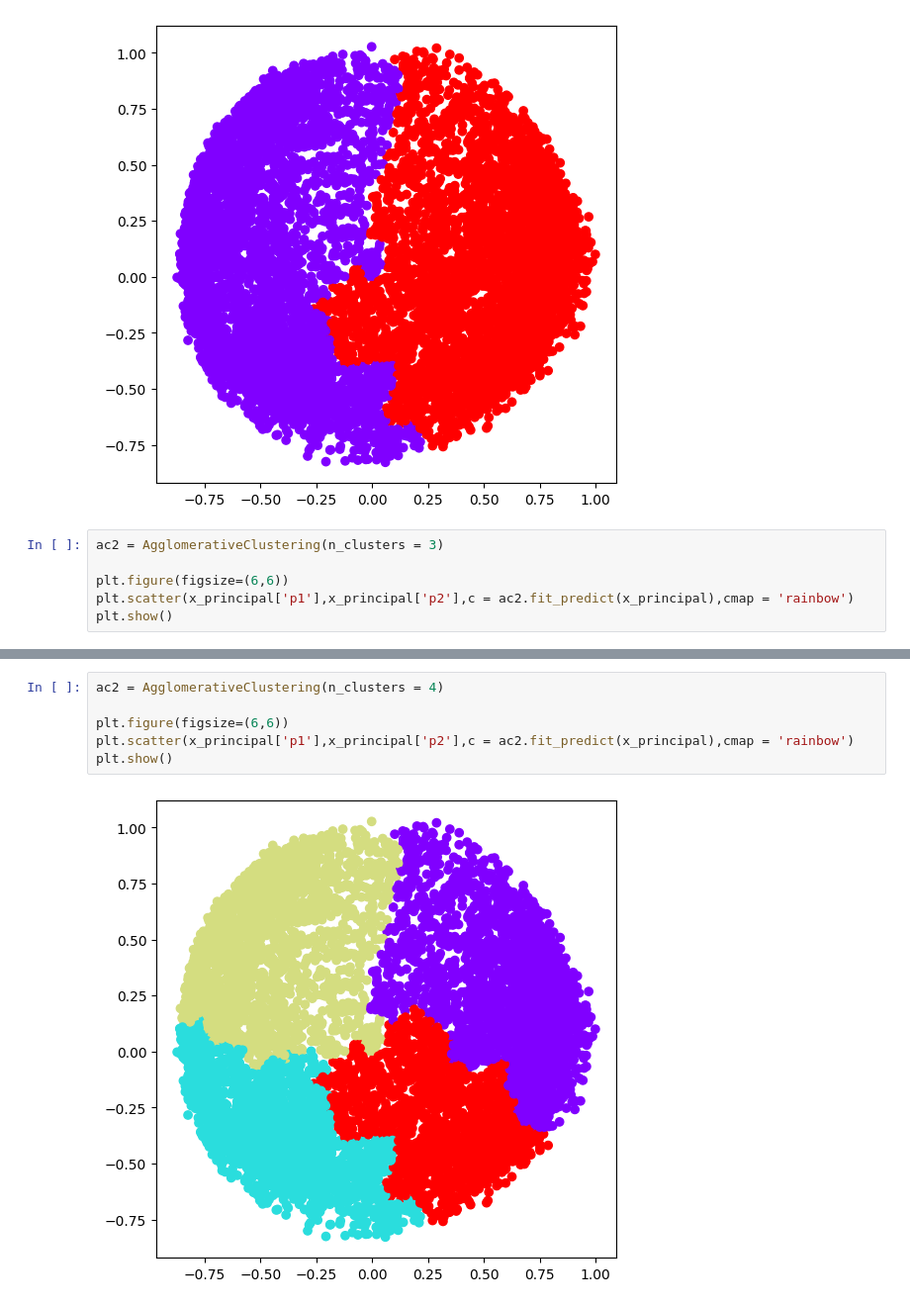
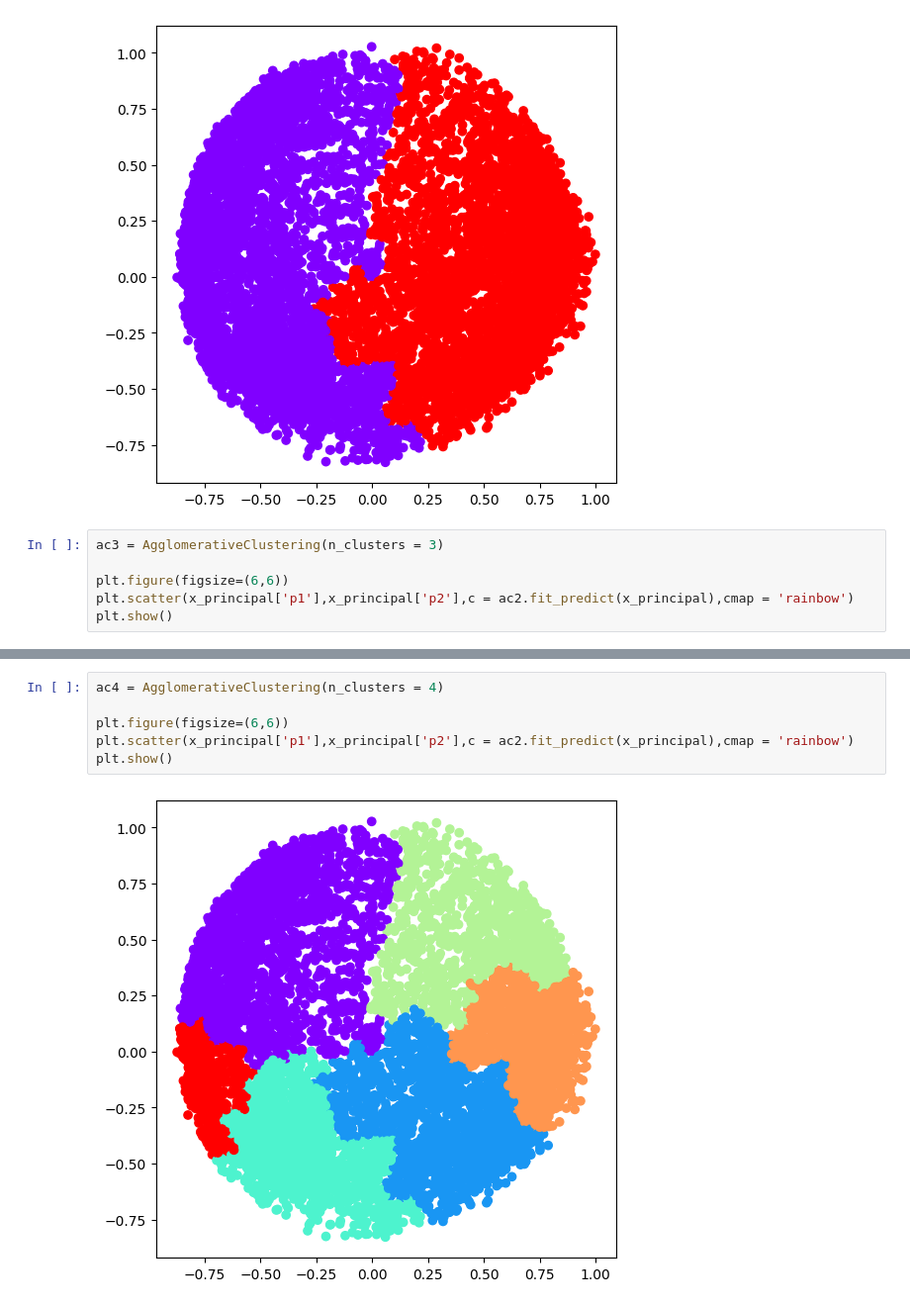
Before and after one commit to karthikeya-1508/ML_prac_files, a Jupyter notebook: clustering/agglomerative_clustering.ipynb, the cells around one changed output, grey strips where cells are left out. Shown at 99% size. Drawn from its saved outputs; the diff is of its cells as text.

```diff
--- a/clustering/agglomerative_clustering.ipynb
+++ b/clustering/agglomerative_clustering.ipynb
@@ -121,7 +121,7 @@ plt.show()
 # %% [output]
 [figure]
 # %%
-ac2 = AgglomerativeClustering(n_clusters = 3)
+ac3 = AgglomerativeClustering(n_clusters = 3)
 
 plt.figure(figsize=(6,6))
 plt.scatter(x_principal['p1'],x_principal['p2'],c = ac2.fit_predict(x_principal),cmap = 'rainbow')
@@ -131,8 +131,8 @@ plt.show()
 # %%
-ac2 = AgglomerativeClustering(n_clusters = 4)
+ac4 = AgglomerativeClustering(n_clusters = 4)
 
 plt.figure(figsize=(6,6))
 plt.scatter(x_principal['p1'],x_principal['p2'],c = ac2.fit_predict(x_principal),cmap = 'rainbow')
 plt.show()
 # %% [output]
-[figure, old version]
+[figure, new version]
```
Also changed, not shown: parts of 6 cells of this notebook.
